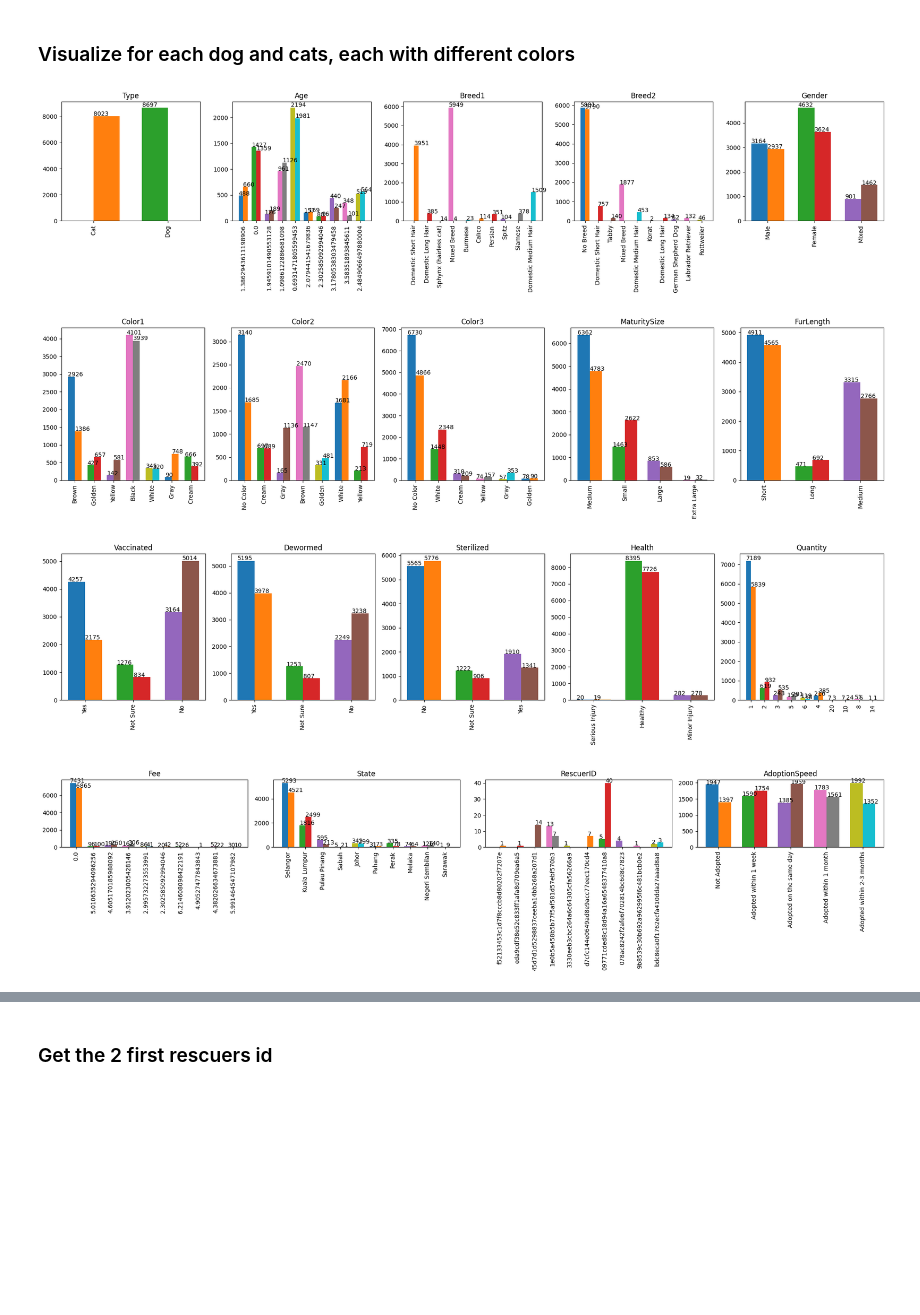
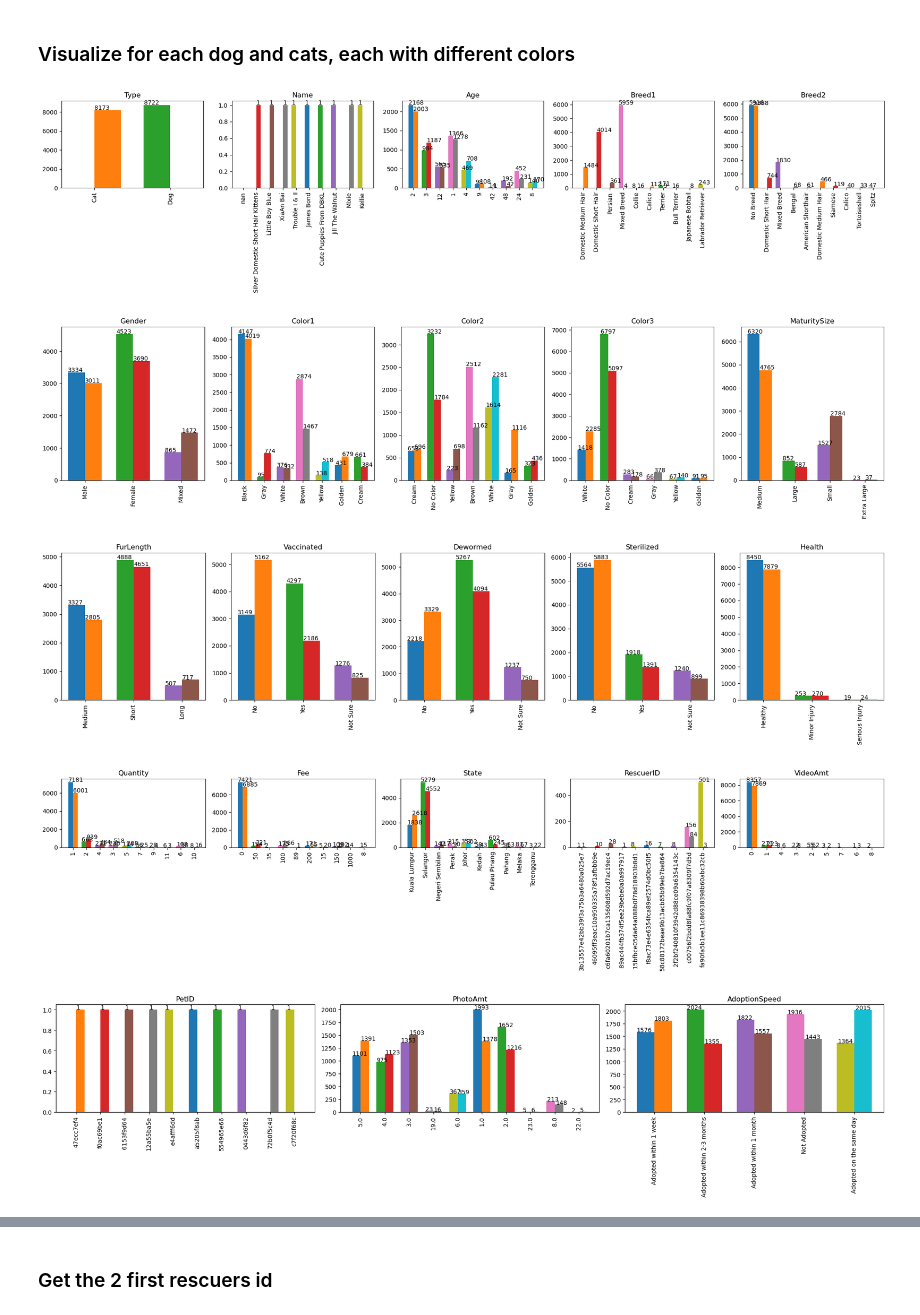
Before and after one commit to osamamagdy/PetFinder, a Jupyter notebook: data_visualization.ipynb, the cells around one changed output, grey strips where cells are left out. Cells and saved outputs as stored; diff of their text form; code cells hidden in the pictures; blank space fills up the shorter version.

```diff
--- a/data_visualization.ipynb
+++ b/data_visualization.ipynb
@@ -73,7 +73,7 @@ def word_cloud(data):
     return wordcloud.words_
 # %%
 # read the data
-df = pd.read_csv('train_balanced_log_corr_drop.csv')
+df = pd.read_csv('train_balanced.csv')
 
 # show all columns names
 print(df.columns)
@@ -554,22 +554,23 @@ def plot_each_type(data, dog_data, cat_data, width=0.35):
     plt.show()
 # %%
 # Load the data
-data = pd.read_csv("train_balanced_log_corr_drop.csv")
+data = pd.read_csv("train_balanced.csv")
 data = data.drop(columns=['Description'])
 
 # Split the data into dog and cat datasets
 dog_data = data[data["Type"] == 1]  # Type 1 is dogs
 cat_data = data[data["Type"] == 2]  # Type 2 is cats
 
 # Truncate the columns in a loop each 5 columns
 # to avoid the error of too many columns
 for i in range(0, len(data.columns), 5):
     plot_each_type(data.iloc[:, i:i+5], dog_data, cat_data)
 # %% [output]
-[figure, old version]
+[figure, new version]
-[figure, old version]
+[figure, new version]
-[figure, old version]
+[figure, new version]
-[figure, old version]
+[figure, new version]
+[figure, added]
 # %% [markdown]
 # Questions
 ###  Is there a significant difference in the adoption speed between dogs and cats in the dataset
```
Also changed, not shown: parts of 9 cells of this notebook, 10 other files.
